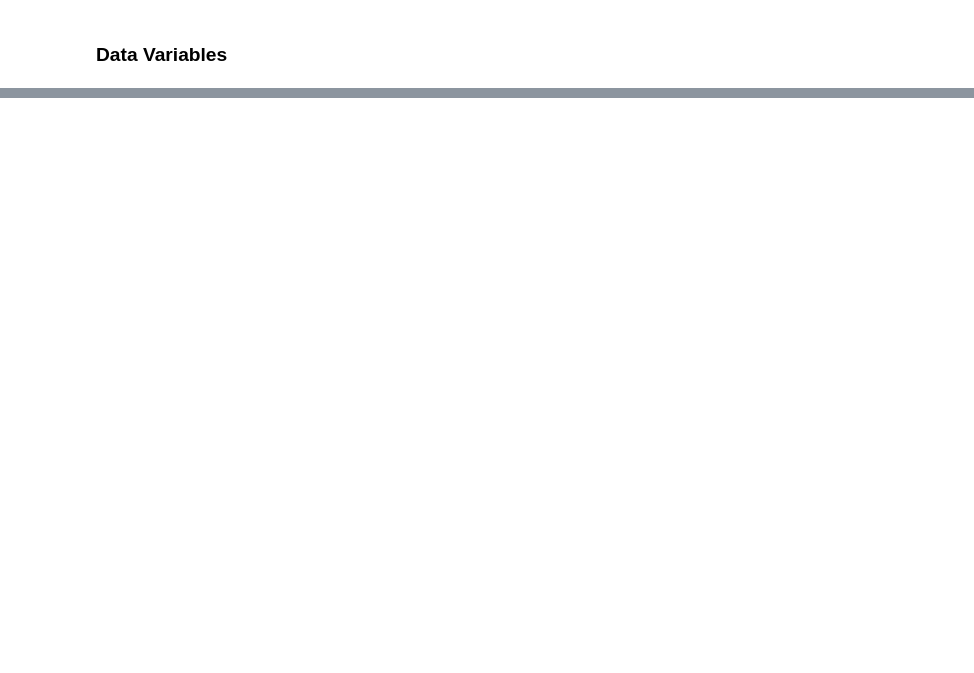
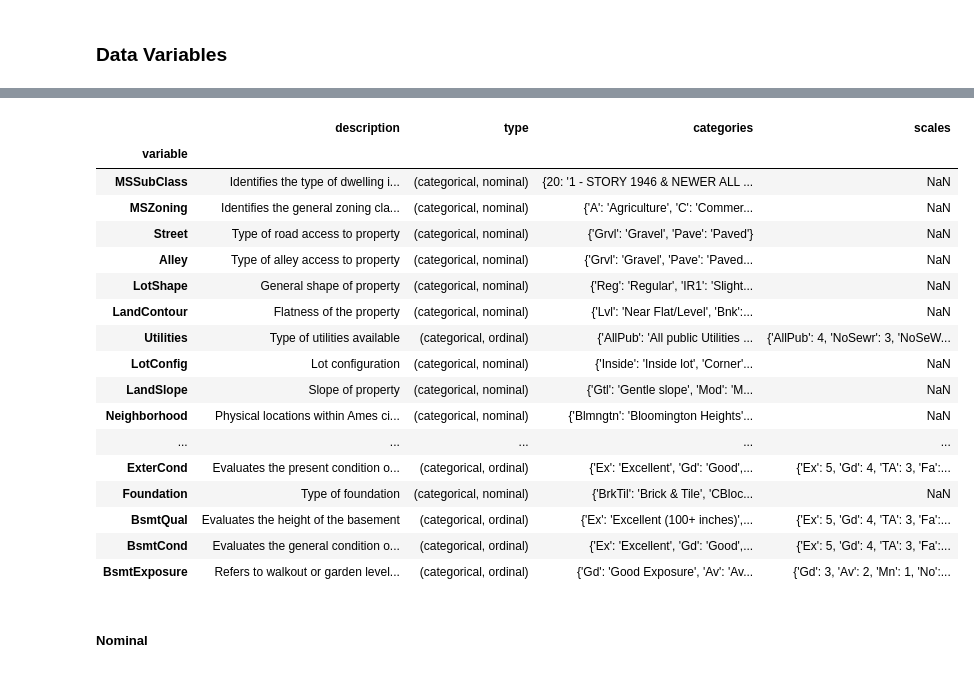
Before and after one commit to dmitry-s-danilov/kaggle-house-prices-advanced-regression-techniques, a Jupyter notebook: exploration/descriptions/1-data_variables.ipynb, the cells around one changed output, grey strips where cells are left out. Drawn from its saved outputs; the diff is of its cells as text; code cells hidden in the pictures; blank space fills up the shorter version.

```diff
--- a/exploration/descriptions/1-data_variables.ipynb
+++ b/exploration/descriptions/1-data_variables.ipynb
@@ -28,0 +56,25 @@ reset_option('display.*')
+# %%
+data_description = describe_categoricals()
+# %%
+# set_display_options(data_description)
+
+data_description
+# %% [output]
+|  | description | type | categories | scales |
+| variable |  |  |  |  |
+| MSSubClass | Identifies the type of dwelling i... | (categorical, nominal) | {20: '1 - STORY 1946 & NEWER ALL ... | NaN |
+| MSZoning | Identifies the general zoning cla... | (categorical, nominal) | {'A': 'Agriculture', 'C': 'Commer... | NaN |
+| Street | Type of road access to property | (categorical, nominal) | {'Grvl': 'Gravel', 'Pave': 'Paved'} | NaN |
+| Alley | Type of alley access to property | (categorical, nominal) | {'Grvl': 'Gravel', 'Pave': 'Paved... | NaN |
+| LotShape | General shape of property | (categorical, nominal) | {'Reg': 'Regular', 'IR1': 'Slight... | NaN |
+| LandContour | Flatness of the property | (categorical, nominal) | {'Lvl': 'Near Flat/Level', 'Bnk':... | NaN |
+| Utilities | Type of utilities available | (categorical, ordinal) | {'AllPub': 'All public Utilities ... | {'AllPub': 4, 'NoSewr': 3, 'NoSeW... |
+| LotConfig | Lot configuration | (categorical, nominal) | {'Inside': 'Inside lot', 'Corner'... | NaN |
+| LandSlope | Slope of property | (categorical, nominal) | {'Gtl': 'Gentle slope', 'Mod': 'M... | NaN |
+| Neighborhood | Physical locations within Ames ci... | (categorical, nominal) | {'Blmngtn': 'Bloomington Heights'... | NaN |
+| ... | ... | ... | ... | ... |
+| ExterCond | Evaluates the present condition o... | (categorical, ordinal) | {'Ex': 'Excellent', 'Gd': 'Good',... | {'Ex': 5, 'Gd': 4, 'TA': 3, 'Fa':... |
+| Foundation | Type of foundation | (categorical, nominal) | {'BrkTil': 'Brick & Tile', 'CBloc... | NaN |
+| BsmtQual | Evaluates the height of the basement | (categorical, ordinal) | {'Ex': 'Excellent (100+ inches)',... | {'Ex': 5, 'Gd': 4, 'TA': 3, 'Fa':... |
+| BsmtCond | Evaluates the general condition o... | (categorical, ordinal) | {'Ex': 'Excellent', 'Gd': 'Good',... | {'Ex': 5, 'Gd': 4, 'TA': 3, 'Fa':... |
+| BsmtExposure | Refers to walkout or garden level... | (categorical, ordinal) | {'Gd': 'Good Exposure', 'Av': 'Av... | {'Gd': 3, 'Av': 2, 'Mn': 1, 'No':... |
@@ -28,0 +83,2 @@ reset_option('display.*')
+# %% [markdown]
+##### Nominal
```
Also changed, not shown: parts of 27 cells of this notebook, 36 other files.
